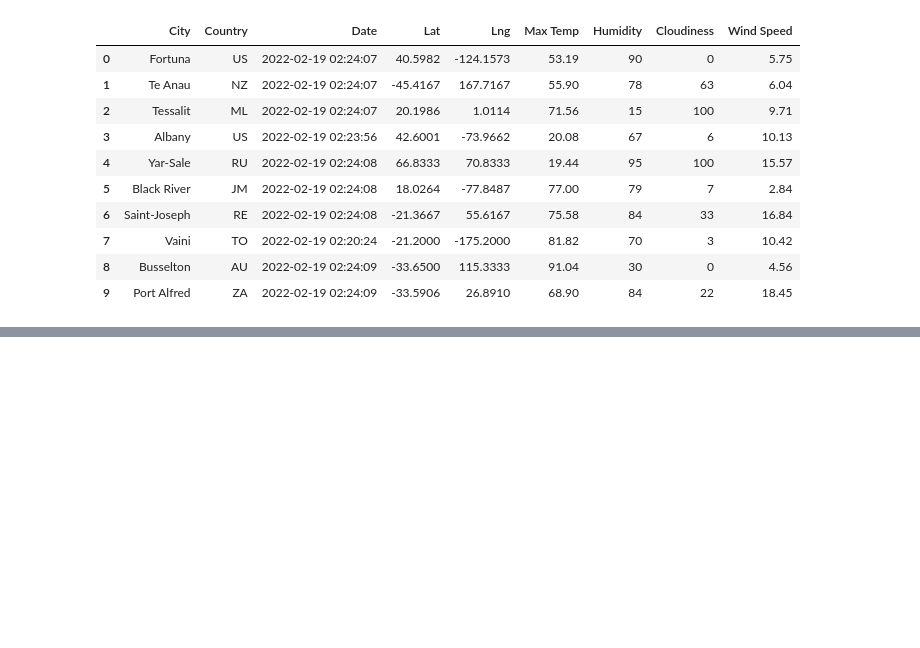
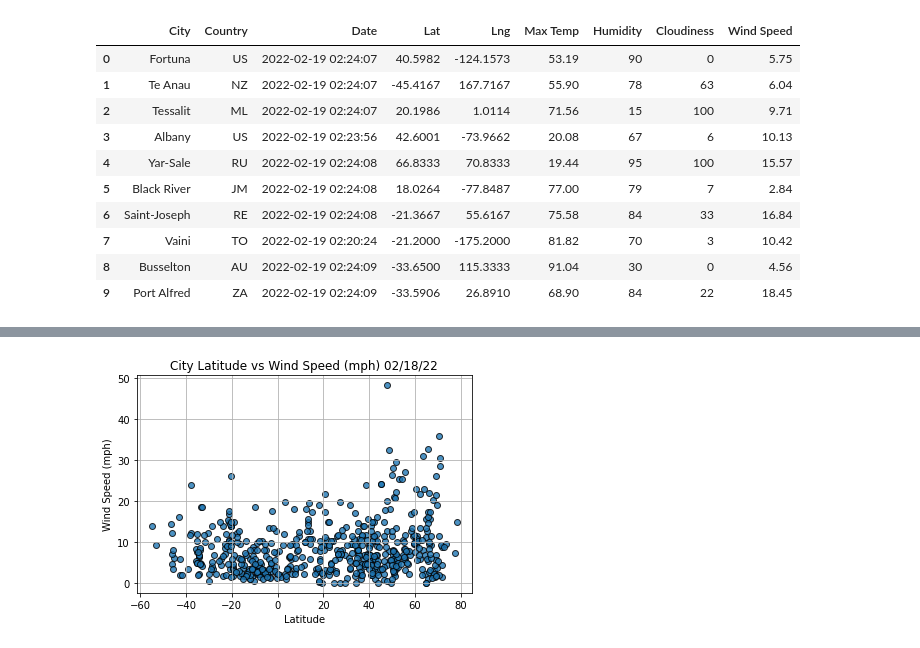
Before and after one commit to sbabilonia/World_Weather_Data, a Jupyter notebook: WeatherPy.ipynb, the cells around one changed output, grey strips where cells are left out. Saved outputs shown, nothing was run; the diff lists cells and outputs as text; code cells hidden in the pictures; blank space fills up the shorter version.

```diff
--- a/WeatherPy.ipynb
+++ b/WeatherPy.ipynb
@@ -225,0 +305,21 @@ city_data_df.to_csv(output_data_file, index_label='City_ID')
+# %%
+#Build the scatter plot for latitude vs max. wind speed
+
+plt.scatter(
+    lats,
+    wind_speed,
+    edgecolor = 'k',
+    linewidths = 1,
+    marker = 'o',
+    alpha = .8,
+    label = 'Cities'
+)
+
+plt.title(f'City Latitude vs Wind Speed (mph) ' + time.strftime('%x'))
+plt.xlabel('Latitude')
+plt.ylabel('Wind Speed (mph)')
+plt.grid()
+
+plt.savefig('weather_data/Fig4.png')
+# %% [output]
+[figure, added]
```
Also changed, not shown: parts of 4 cells of this notebook.
